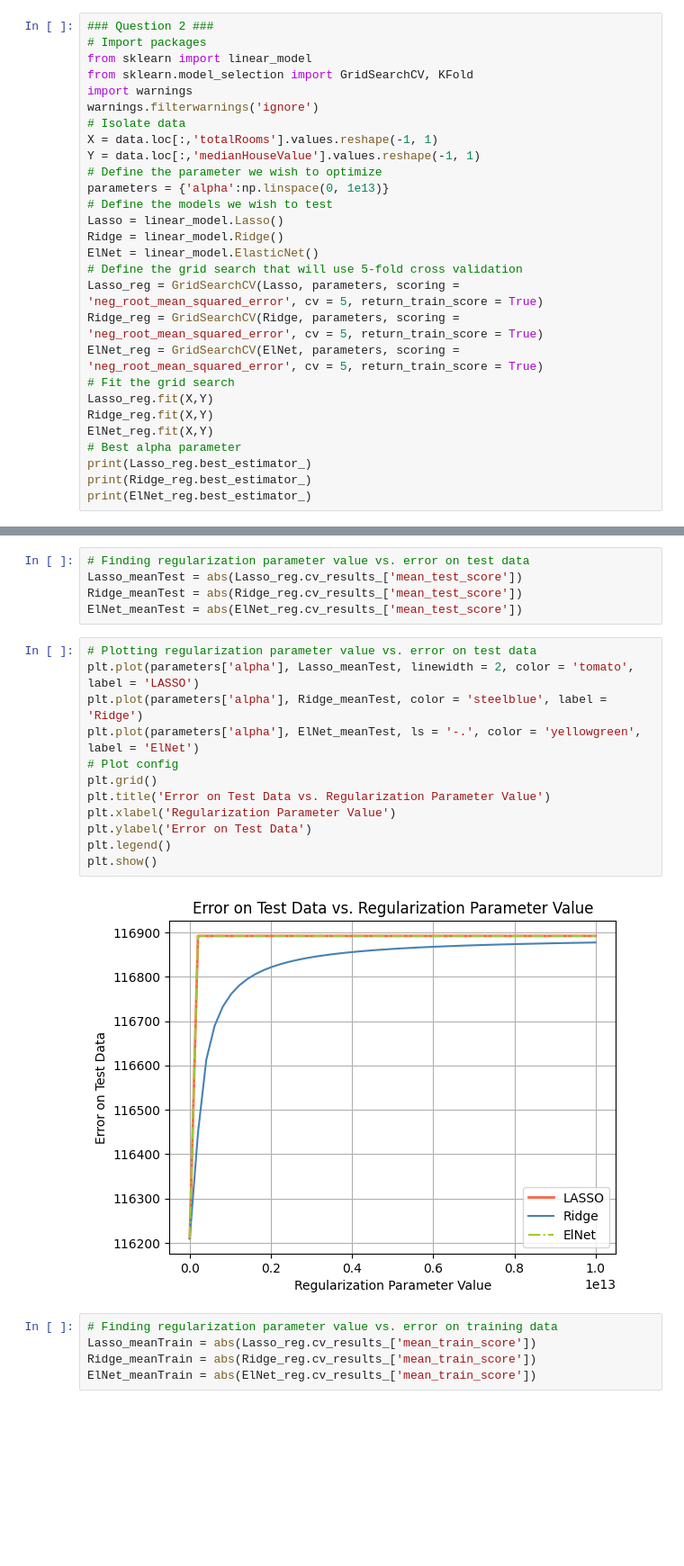
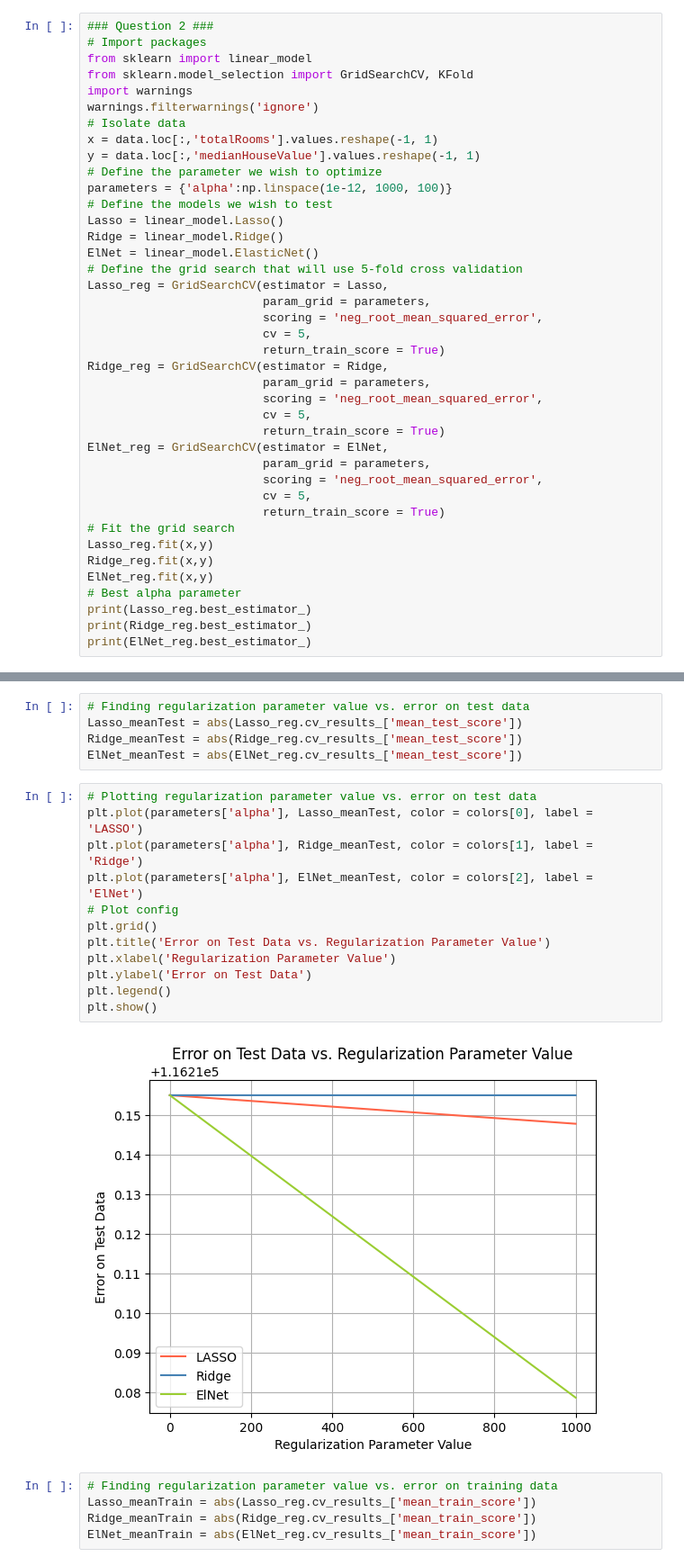
Before and after one commit to adriang1003/AM170B, a Jupyter notebook: HW/HW3/Homework 3 Solutions.ipynb, the cells around one changed output, grey strips where cells are left out. Shown at 90% size. Saved outputs shown, nothing was run; the diff lists cells and outputs as text; blank space fills up the shorter version.

```diff
--- a/HW/HW3/Homework 3 Solutions.ipynb
+++ b/HW/HW3/Homework 3 Solutions.ipynb
@@ -218,22 +218,34 @@ from sklearn.model_selection import GridSearchCV, KFold
 import warnings
 warnings.filterwarnings('ignore')
 # Isolate data
-X = data.loc[:,'totalRooms'].values.reshape(-1, 1)
-Y = data.loc[:,'medianHouseValue'].values.reshape(-1, 1)
+x = data.loc[:,'totalRooms'].values.reshape(-1, 1)
+y = data.loc[:,'medianHouseValue'].values.reshape(-1, 1)
 # Define the parameter we wish to optimize
-parameters = {'alpha':np.linspace(0, 1e13)}
+parameters = {'alpha':np.linspace(1e-12, 1000, 100)}
 # Define the models we wish to test
 Lasso = linear_model.Lasso()
 Ridge = linear_model.Ridge()
 ElNet = linear_model.ElasticNet()
 # Define the grid search that will use 5-fold cross validation
-Lasso_reg = GridSearchCV(Lasso, parameters, scoring = 'neg_root_mean_squared_error', cv = 5, return_train_score = True)
-Ridge_reg = GridSearchCV(Ridge, parameters, scoring = 'neg_root_mean_squared_error', cv = 5, return_train_score = True)
-ElNet_reg = GridSearchCV(ElNet, parameters, scoring = 'neg_root_mean_squared_error', cv = 5, return_train_score = True)
+Lasso_reg = GridSearchCV(estimator = Lasso,
+                         param_grid = parameters,
+                         scoring = 'neg_root_mean_squared_error',
+                         cv = 5,
+                         return_train_score = True)
+Ridge_reg = GridSearchCV(estimator = Ridge,
+                         param_grid = parameters,
+                         scoring = 'neg_root_mean_squared_error',
+                         cv = 5,
+                         return_train_score = True)
+ElNet_reg = GridSearchCV(estimator = ElNet,
+                         param_grid = parameters,
+                         scoring = 'neg_root_mean_squared_error',
+                         cv = 5,
+                         return_train_score = True)
 # Fit the grid search
-Lasso_reg.fit(X,Y)
-Ridge_reg.fit(X,Y)
-ElNet_reg.fit(X,Y)
+Lasso_reg.fit(x,y)
+Ridge_reg.fit(x,y)
+ElNet_reg.fit(x,y)
 # Best alpha parameter
 print(Lasso_reg.best_estimator_)
 print(Ridge_reg.best_estimator_)
@@ -249,18 +261,18 @@ Ridge_meanTest = abs(Ridge_reg.cv_results_['mean_test_score'])
 ElNet_meanTest = abs(ElNet_reg.cv_results_['mean_test_score'])
 # %%
 # Plotting regularization parameter value vs. error on test data
-plt.plot(parameters['alpha'], Lasso_meanTest, linewidth = 2, color = 'tomato', label = 'LASSO')
-plt.plot(parameters['alpha'], Ridge_meanTest, color = 'steelblue', label = 'Ridge')
-plt.plot(parameters['alpha'], ElNet_meanTest, ls = '-.', color = 'yellowgreen', label = 'ElNet')
+plt.plot(parameters['alpha'], Lasso_meanTest, color = colors[0], label = 'LASSO')
+plt.plot(parameters['alpha'], Ridge_meanTest, color = colors[1], label = 'Ridge')
+plt.plot(parameters['alpha'], ElNet_meanTest, color = colors[2], label = 'ElNet')
 # Plot config
 plt.grid()
 plt.title('Error on Test Data vs. Regularization Parameter Value')
 plt.xlabel('Regularization Parameter Value')
 plt.ylabel('Error on Test Data')
 plt.legend()
 plt.show()
 # %% [output]
-[figure, old version]
+[figure, new version]
 # %%
 # Finding regularization parameter value vs. error on training data
 Lasso_meanTrain = abs(Lasso_reg.cv_results_['mean_train_score'])
```
Also changed, not shown: parts of 8 cells of this notebook, 5 other files.
